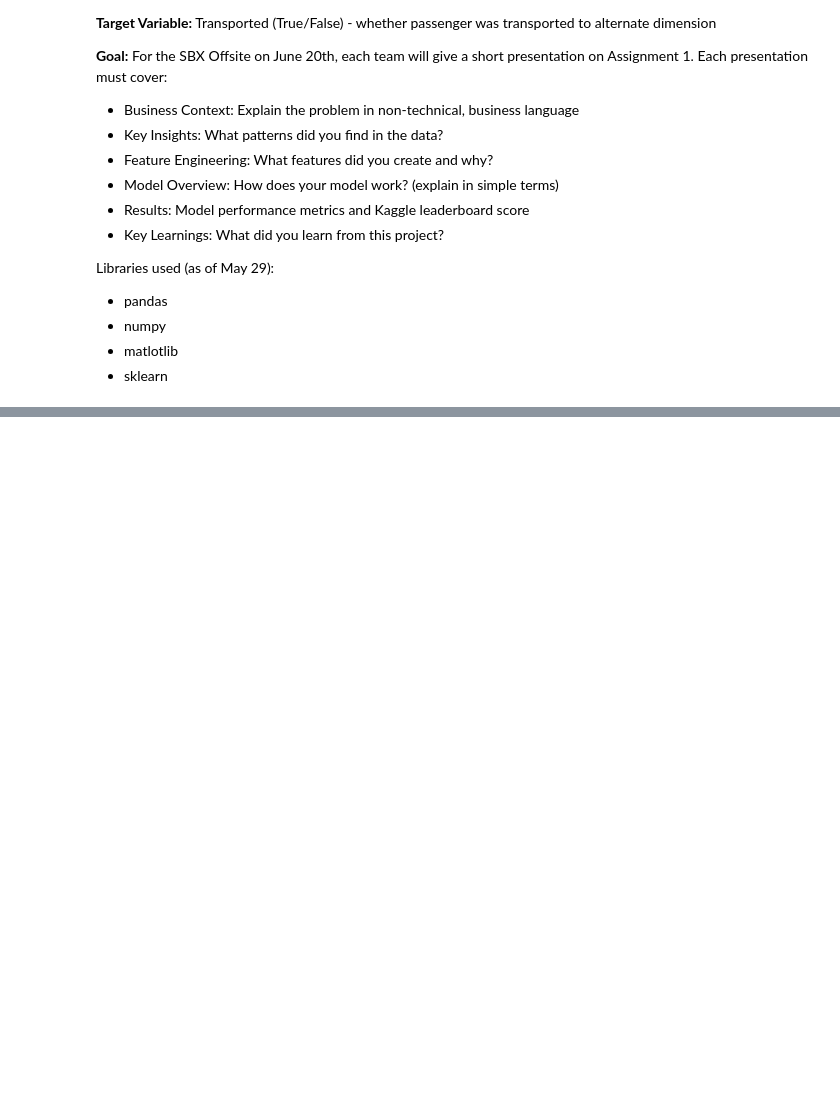
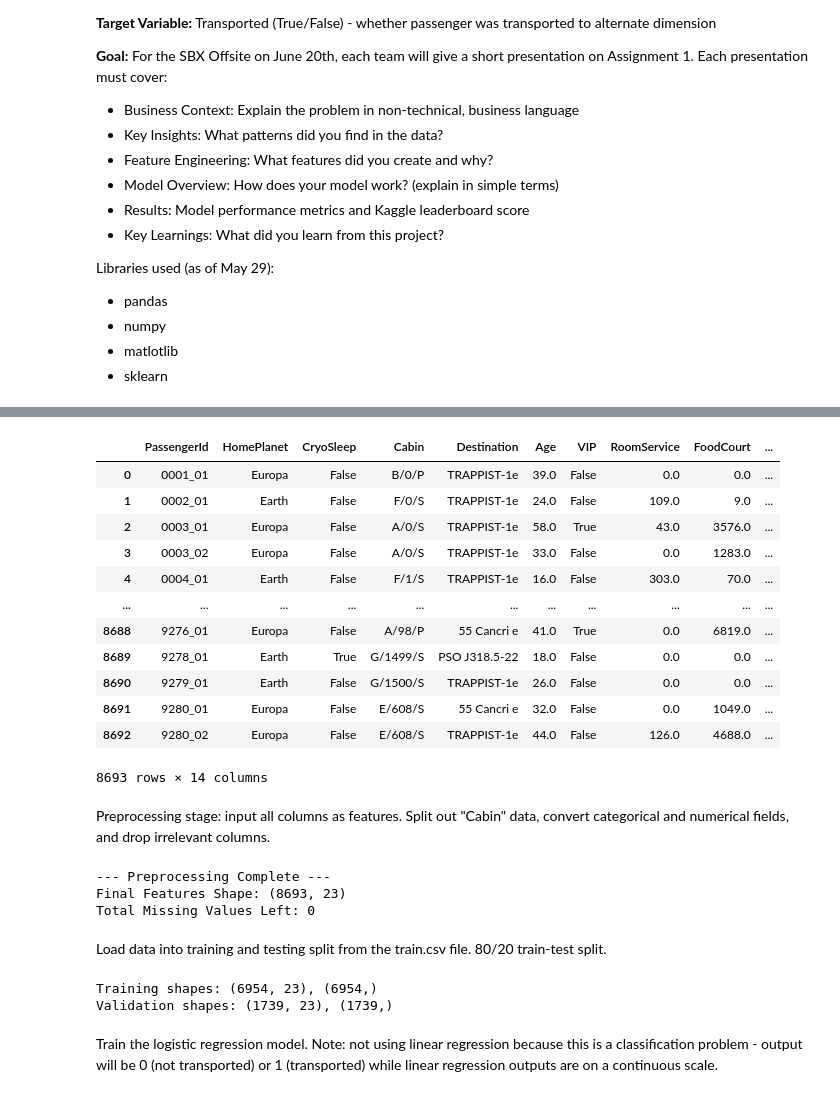
Before and after one commit to abeer-sbx/ML-Bootcamp-Assignment-1, a Jupyter notebook: assignment-1.ipynb, the cells around one changed output, grey strips where cells are left out. Cells and saved outputs as stored; diff of their text form; code cells hidden in the pictures; blank space fills up the shorter version.

Commit message:
Simple logistic model test.

```diff
--- a/assignment-1.ipynb
+++ b/assignment-1.ipynb
@@ -33,0 +34,6 @@ from sklearn.metrics import mean_squared_error, r2_score
+# %%
+train_data = pd.read_csv('./data/train.csv')
+test_data = pd.read_csv('./data/test.csv')
+
+print(f"Training data shape: {train_data.shape}")
+train_data.info()
@@ -33,0 +58,66 @@ from sklearn.metrics import mean_squared_error, r2_score
+# %%
+train_data
+# %% [output]
+|  | PassengerId | HomePlanet | CryoSleep | Cabin | Destination | Age | VIP | RoomService | FoodCourt | ... |
+| 0 | 0001_01 | Europa | False | B/0/P | TRAPPIST-1e | 39.0 | False | 0.0 | 0.0 | ... |
+| 1 | 0002_01 | Earth | False | F/0/S | TRAPPIST-1e | 24.0 | False | 109.0 | 9.0 | ... |
+| 2 | 0003_01 | Europa | False | A/0/S | TRAPPIST-1e | 58.0 | True | 43.0 | 3576.0 | ... |
+| 3 | 0003_02 | Europa | False | A/0/S | TRAPPIST-1e | 33.0 | False | 0.0 | 1283.0 | ... |
+| 4 | 0004_01 | Earth | False | F/1/S | TRAPPIST-1e | 16.0 | False | 303.0 | 70.0 | ... |
+| ... | ... | ... | ... | ... | ... | ... | ... | ... | ... | ... |
+| 8688 | 9276_01 | Europa | False | A/98/P | 55 Cancri e | 41.0 | True | 0.0 | 6819.0 | ... |
+| 8689 | 9278_01 | Earth | True | G/1499/S | PSO J318.5-22 | 18.0 | False | 0.0 | 0.0 | ... |
+| 8690 | 9279_01 | Earth | False | G/1500/S | TRAPPIST-1e | 26.0 | False | 0.0 | 0.0 | ... |
+| 8691 | 9280_01 | Europa | False | E/608/S | 55 Cancri e | 32.0 | False | 0.0 | 1049.0 | ... |
+| 8692 | 9280_02 | Europa | False | E/608/S | TRAPPIST-1e | 44.0 | False | 126.0 | 4688.0 | ... |
+8693 rows × 14 columns
+# %% [markdown]
+Preprocessing stage: input all columns as features. Split out "Cabin" data, convert categorical and numerical fields, and drop irrelevant columns.
+# %%
+features = ['PassengerId', 'HomePlanet', 'CryoSleep', 'Cabin', 'Destination', 'Age', 'VIP', 'RoomService', 'FoodCourt', 'ShoppingMall', 'Spa', 'VRDeck', 'Name']
+
+#Separate training data and target
+X = train_data[features].copy()
+y = train_data['Transported'].astype(int) #Transported as int (0 or 1)
+
+X['Cabin'] = X['Cabin'].fillna('Missing/Missing/Missing') #Fill in empty cabins with 'Missing'
+X[['Cabin_deck', 'Cabin_num', 'Cabin_side']] = X['Cabin'].str.split('/', expand=True) #Split existing cabin information into the cabin deck, number, and side
+
+X['Cabin_num'] = pd.to_numeric(X['Cabin_num'], errors='coerce') #Convert cabin to numerical
+X['Cabin_num'] = X['Cabin_num'].fillna(X['Cabin_num'].median()) #Fill in missing cabin number with median value
+
+#Missing values for categorical fields
+X['CryoSleep'] = X['CryoSleep'].fillna(False).astype(int)
+X['VIP'] = X['VIP'].fillna(False).astype(int)
+X['HomePlanet'] = X['HomePlanet'].fillna(X['HomePlanet'].mode()[0])
+X['Destination'] = X['Destination'].fillna(X['Destination'].mode()[0])
+
+X['Age'] = X['Age'].fillna(X['Age'].median()) #Fill in missing ages
+
+spend_cols = ['RoomService', 'FoodCourt', 'ShoppingMall', 'Spa', 'VRDeck'] #Set 'spending' columns
+X[spend_cols] = X[spend_cols].fillna(0) #For spending columns, set missing info to 0
+
+#Drop Name, Passenger ID, and Cabin
+X = X.drop(columns=['PassengerId', 'Name', 'Cabin'])
+
+X = pd.get_dummies(X, drop_first=True) #Automatically convert categories into numericals (HomePlanet, Destination, Cabin_Deck, and Cabin_Side)
+
+print("--- Preprocessing Complete ---")
+print(f"Final Features Shape: {X.shape}")
+print(f"Total Missing Values Left: {X.isna().sum().sum()}")
+# %% [output]
+--- Preprocessing Complete ---
+Final Features Shape: (8693, 23)
+Total Missing Values Left: 0
+# %% [markdown]
+Load data into training and testing split from the train.csv file. 80/20 train-test split.
+# %%
+X_train, X_test, y_train, y_test = train_test_split(X, y, test_size=0.2, random_state=42)
+
+print(f"Training shapes: {X_train.shape}, {y_train.shape}")
+print(f"Validation shapes: {X_test.shape}, {y_test.shape}")
+# %% [output]
+Training shapes: (6954, 23), (6954,)
+Validation shapes: (1739, 23), (1739,)
+# %% [markdown]
+Train the logistic regression model. Note: not using linear regression because this is a classification problem - output will be 0 (not transported) or 1 (transported) while linear regression outputs are on a continuous scale.
```
Also changed, not shown: parts of 5 cells of this notebook.
